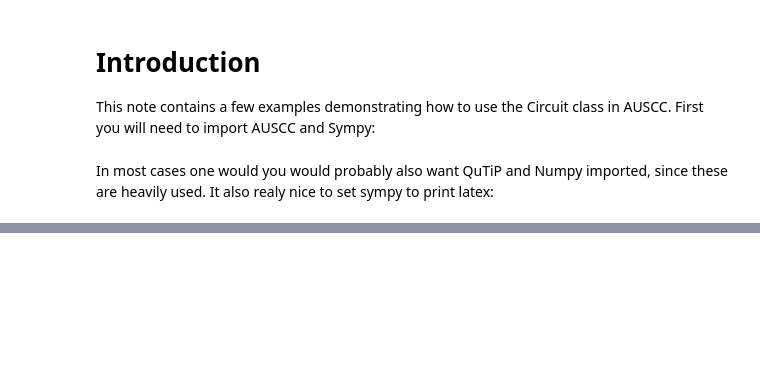
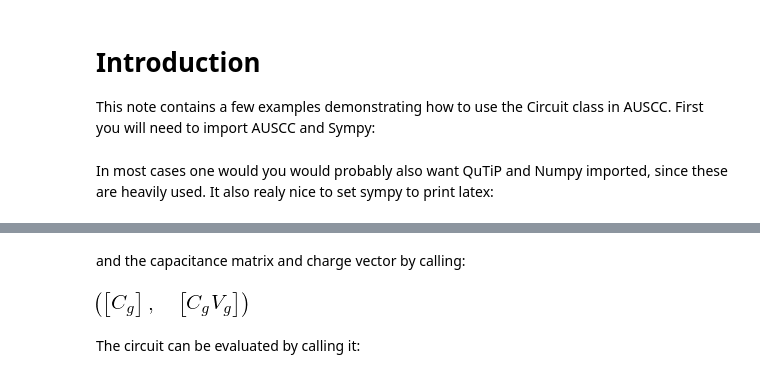
Before and after one commit to kaspersangild/AUSCC, a Jupyter notebook: Example Notebooks/Circuit examples.ipynb, the cells around one changed output, grey strips where cells are left out. Saved outputs shown, nothing was run; the diff lists cells and outputs as text; code cells hidden in the pictures; blank space fills up the shorter version.

```diff
--- a/Example Notebooks/Circuit examples.ipynb
+++ b/Example Notebooks/Circuit examples.ipynb
@@ -105,0 +118,8 @@ circ.potential()
+# %% [markdown]
+and the capacitance matrix and charge vector by calling:
+# %%
+circ_simple.capacitance_matrix()
+# %% [output]
+[figure, added]
+# %% [markdown]
+The circuit can be evaluated by calling it:
```
Also changed, not shown: parts of 43 cells of this notebook, 6 other files.
